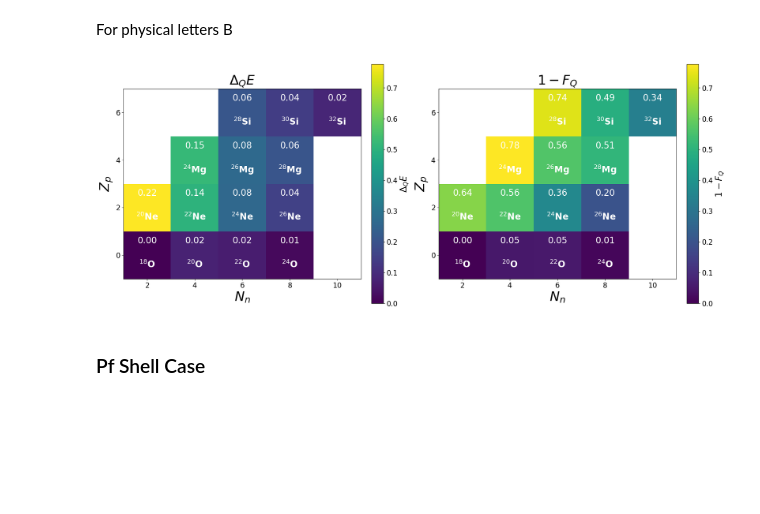
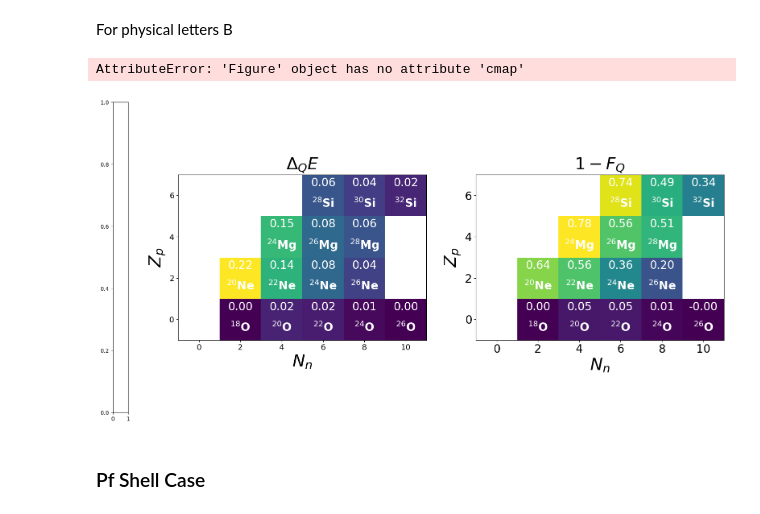
Before and after one commit to emacosta95/2nd_qa4nsm, a Jupyter notebook: AnalysisQHQ.ipynb, the cells around one changed output. Cells and saved outputs as stored; diff of their text form; code cells hidden in the pictures; blank space fills up the shorter version.

```diff
--- a/AnalysisQHQ.ipynb
+++ b/AnalysisQHQ.ipynb
@@ -435,10 +435,11 @@ file_name='data/usdb.nat'
 
 SPS=SingleParticleState(file_name=file_name)
 
+print(SPS.energies.shape)
 
 
-nparts=[(2,0),(4,0),(6,0),(8,0),(2,2),(4,2),(6,2),(8,2),(4,4),(6,4),(8,4),(6,6),(8,6),(10,6)]
-titles=[r'$^{18}$O',r'$^{20}$O',r'$^{22}$O',r'$^{24}$O',r'$^{20}$Ne',r'$^{22}$Ne',r'$^{24}$Ne',r'$^{26}$Ne',r'$^{24}$Mg',r'$^{26}$Mg',r'$^{28}$Mg',r'$^{28}$Si',r'$^{30}$Si',r'$^{32}$Si']
+nparts=[(2,0),(4,0),(6,0),(8,0),(10,0),(2,2),(4,2),(6,2),(8,2),(4,4),(6,4),(8,4),(6,6),(8,6),(10,6)]
+titles=[r'$^{18}$O',r'$^{20}$O',r'$^{22}$O',r'$^{24}$O',r'$^{26}$O',r'$^{20}$Ne',r'$^{22}$Ne',r'$^{24}$Ne',r'$^{26}$Ne',r'$^{24}$Mg',r'$^{26}$Mg',r'$^{28}$Mg',r'$^{28}$Si',r'$^{30}$Si',r'$^{32}$Si']
 
 size_a=SPS.energies.shape[0]//2
 size_b=SPS.energies.shape[0]//2
@@ -529,6 +536,11 @@ values = energy_errors  # Or use energy_errors or fidelities
 # Get all even values for proton/neutron
 protons = sorted(set(p for n, p in nparts))
 neutrons = sorted(set(n for n, p in nparts))
+
+protons=[0,2,4,6]
+neutrons=[2,4,6,8,10]
+
+
 
 # Create mapping from proton/neutron count to index
 p_idx = {p: i for i, p in enumerate(protons)}
@@ -1217,6 +1208,10 @@ values = energy_errors
 # Get unique proton and neutron numbers
 protons = sorted(set(p for n, p in nparts))
 neutrons = sorted(set(n for n, p in nparts))
+
+protons=[0,2,4,6]
+neutrons=[0,2,4,6,8,10]
+
 p_idx = {p: i for i, p in enumerate(protons)}
 n_idx = {n: i for i, n in enumerate(neutrons)}
 
@@ -1268,37 +1263,40 @@ ax[1].set_yticks(np.arange(len(protons)))
 ax[1].set_xticklabels(neutrons, fontsize=20)
 ax[1].set_yticklabels(protons, fontsize=20)
 ax[1].set_xlabel(r"$N_n$", fontsize=30)
 ax[1].set_ylabel(r"$Z_p$", fontsize=30)
 ax[1].set_title(r'$1-F_Q$', fontsize=30)
 
 # Overlay values and titles
 for (n, p), title, val in zip(nparts, titles, values):
     i = p_idx[p]
     j = n_idx[n]
     if not np.isnan(val):
         ax[1].text(j, i - 0.2, f"{title}", ha='center', va='center', color='white', fontsize=20, weight='bold')
         ax[1].text(j, i + 0.3, f"{val:.2f}", ha='center', va='center', color='white', fontsize=20)
 
 # # Colorbar
 # cbar = fig.colorbar(cax, ax=ax[1])
 # cbar.set_label(r'$1-F_Q$', fontsize=20)
 # cbar.ax.tick_params(labelsize=16)
 
 # Colorbar for Δ_Q E
-cbar = fig.colorbar(cax, ax=ax[0], fraction=0.046, pad=0.04)
-cbar.set_label(r'$\Delta_Q E$', fontsize=20)
-cbar.ax.tick_params(labelsize=16)
+# cbar = fig.colorbar(cax, ax=ax[0], fraction=0.046, pad=0.04)
+# cbar.set_label(r'$\Delta_Q E$', fontsize=20)
+# cbar.ax.tick_params(labelsize=16)
 
 # ...
 # Colorbar for 1 - F_Q
-cbar = fig.colorbar(cax, ax=ax[1], fraction=0.046, pad=0.04)
-cbar.set_label(r'$1-F_Q$', fontsize=20)
+# cbar = fig.colorbar(cax,  fraction=0.046, pad=0.04)
+# #cbar.set_label(r'$1-F_Q$', fontsize=20)
+# cbar.ax.tick_params(labelsize=16)
+cbar = fig.colorbar(fig, ax=[ax[0], ax[1]], location="left", fraction=0.046, pad=0.08)
+cbar.set_label(r'Color scale', fontsize=20)
 cbar.ax.tick_params(labelsize=16)
-
 # Final touches
 ax[0].tick_params(labelsize=16)
 ax[1].tick_params(labelsize=16)
 plt.tight_layout()
 plt.show()
 # %% [output]
+AttributeError: 'Figure' object has no attribute 'cmap'
-[figure, old version]
+[figure, new version]
```
Also changed, not shown: parts of 8 cells of this notebook, 2 other files.
